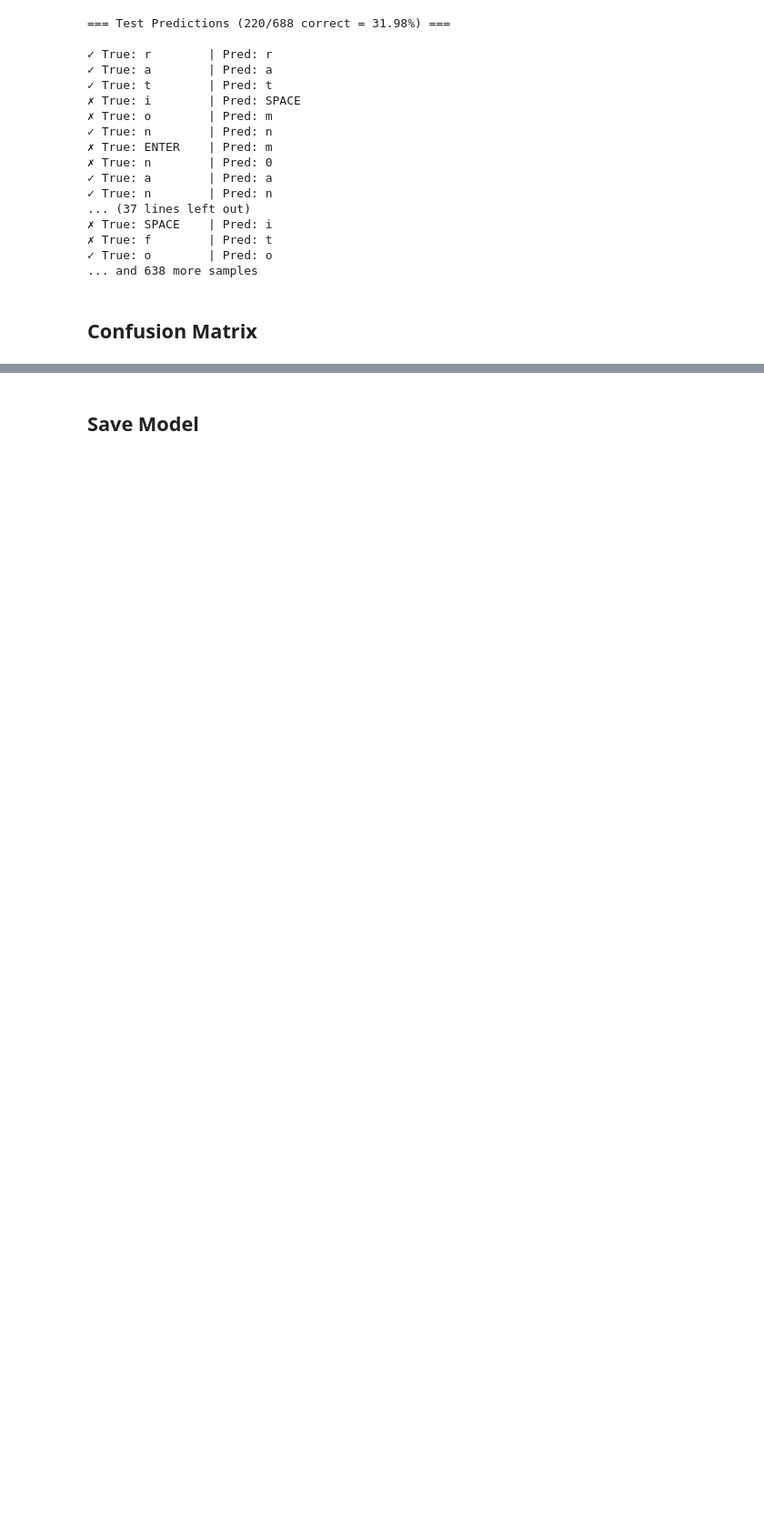
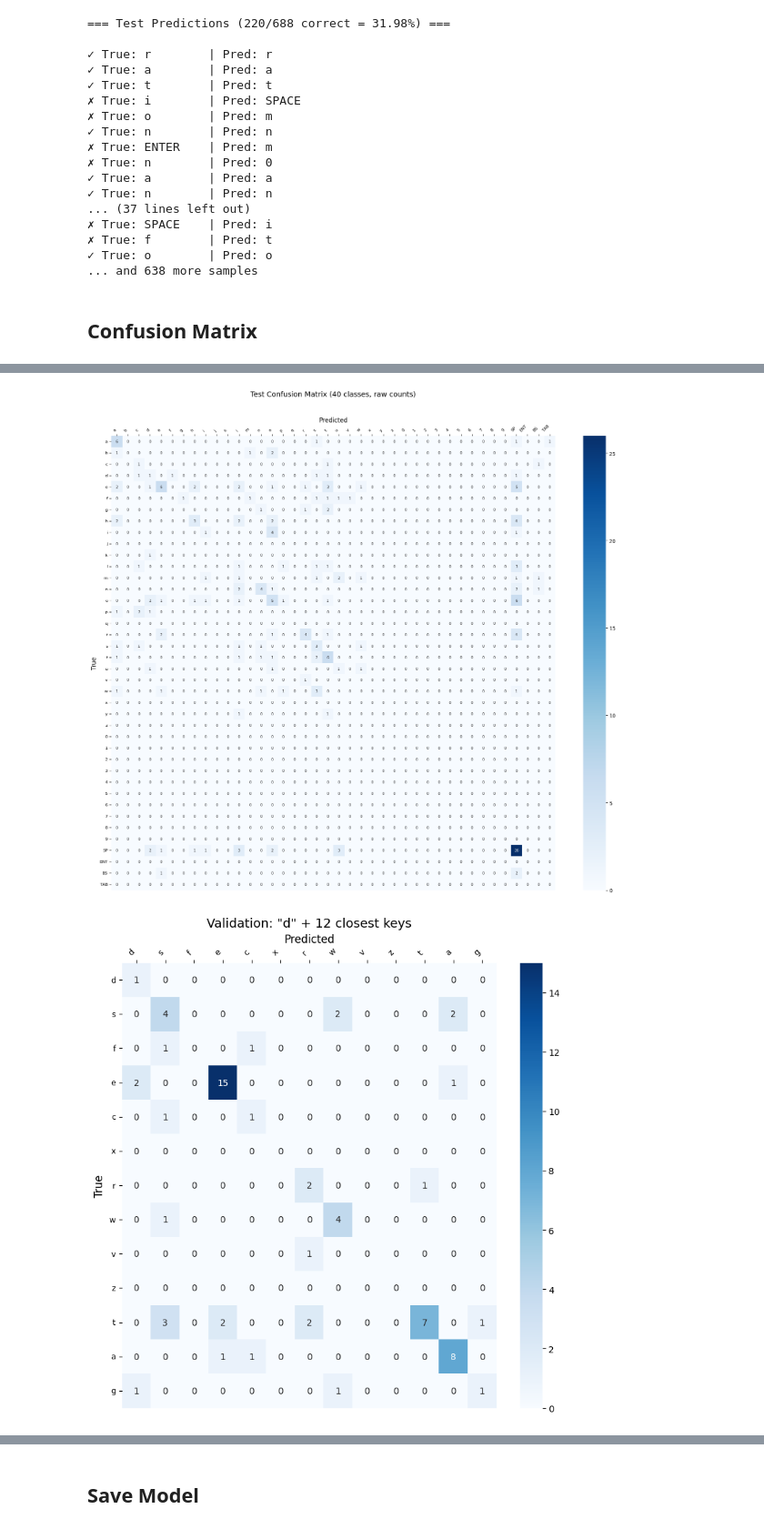
Before and after one commit to Perceptron-GIK/perceptron-gik, a Jupyter notebook: train_model.ipynb, the cells around one changed output, grey strips where cells are left out. Shown at 91% size. Cells and saved outputs as stored; diff of their text form; code cells hidden in the pictures; blank space fills up the shorter version.

```diff
--- a/train_model.ipynb
+++ b/train_model.ipynb
@@ -402,0 +557,13 @@ val_cm = plot_confusion_matrix(trainer.val_dataset, 'Validation')
+# %%
+cm_orig_val = compute_confusion_matrix_40x40(trainer.val_dataset, model, DEVICE)
+
+plot_confusion_matrix_40x40(cm_orig, 'Test')
+
+neighbours_a_val, cm_a_val = plot_anchor_with_closest_neighbours(cm_orig_val, 'd', 'Validation', k_neighbours=12)
+
+neighbours_g_val, cm_g_val = plot_anchor_with_closest_neighbours(cm_orig_val, 'g', 'Validation', k_neighbours=20)
+
+neighbours_l_val, cm_l_val = plot_anchor_with_closest_neighbours(cm_orig_val, 'l', 'Validation', k_neighbours=13)
+# %% [output]
+[figure, added]
+[figure, added]
```
Also changed, not shown: parts of 17 cells of this notebook.
